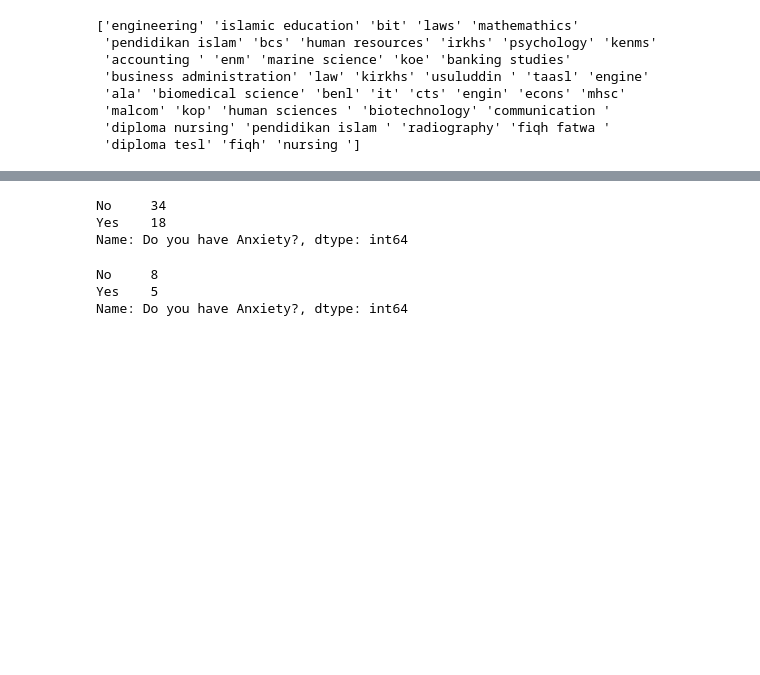
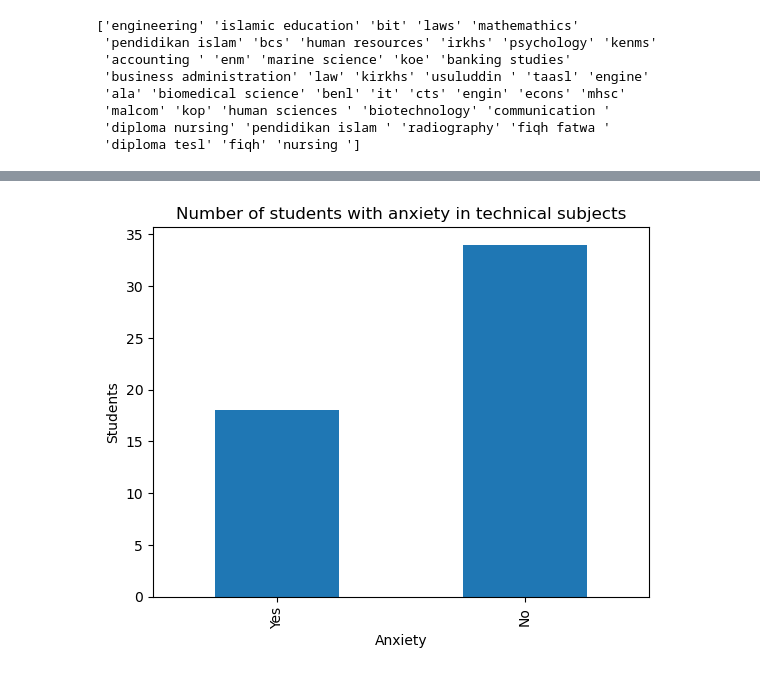
Before and after one commit to kawsar11499/My_Data_Science_Projects, a Jupyter notebook: Student_Mental_health_project.ipynb, the cells around one changed output, grey strips where cells are left out. Cells and saved outputs as stored; diff of their text form; code cells hidden in the pictures; blank space fills up the shorter version.

```diff
--- a/Student_Mental_health_project.ipynb
+++ b/Student_Mental_health_project.ipynb
@@ -234,17 +239,14 @@ Data columns (total 11 columns):
  10  Did you seek any specialist for a treatment?  13 non-null     object
 dtypes: float64(1), object(10)
 memory usage: 1.2+ KB
-# %%
-anxiety_tech = tech_sub['Do you have Anxiety?'].value_counts()
-anxiety_tech
-# %% [output]
-No     34
-Yes    18
-Name: Do you have Anxiety?, dtype: int64
-# %%
-anxiety_non_tech = non_tech_sub['Do you have Anxiety?'].value_counts()
-anxiety_non_tech
-# %% [output]
-No     8
-Yes    5
-Name: Do you have Anxiety?, dtype: int64
+# %%
+anxiety_tech = tech_sub['Do you have Anxiety?'].value_counts()
+anxiety_tech
+anxiety_tech.plot(kind='bar')
+plt.gca().invert_xaxis()
+plt.xlabel('Anxiety')
+plt.ylabel('Students')
+plt.title("Number of students with anxiety in technical subjects")
+plt.savefig("anxiety in tech students")
+# %% [output]
+[figure, added]
```
Also changed, not shown: parts of 11 cells of this notebook.
